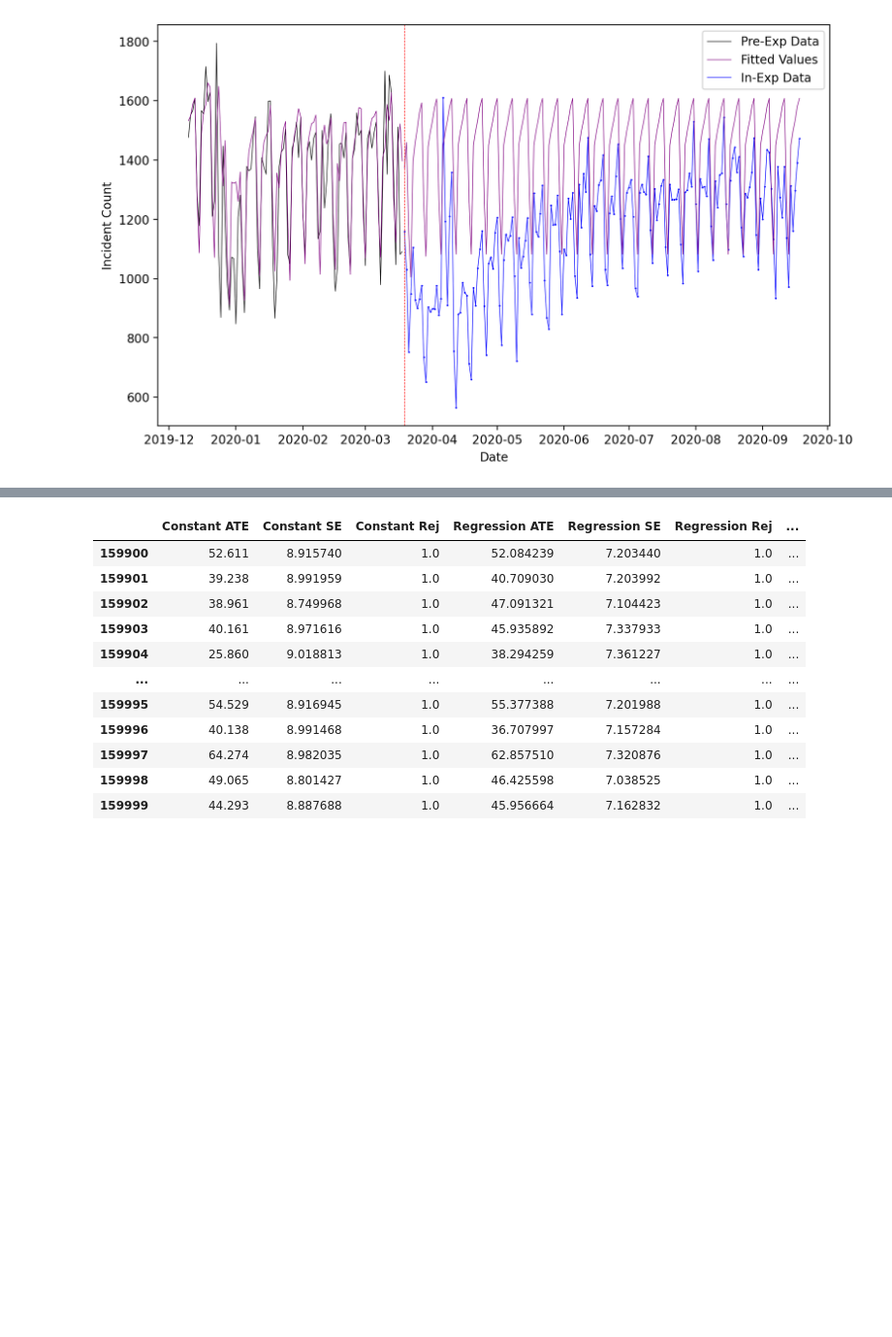
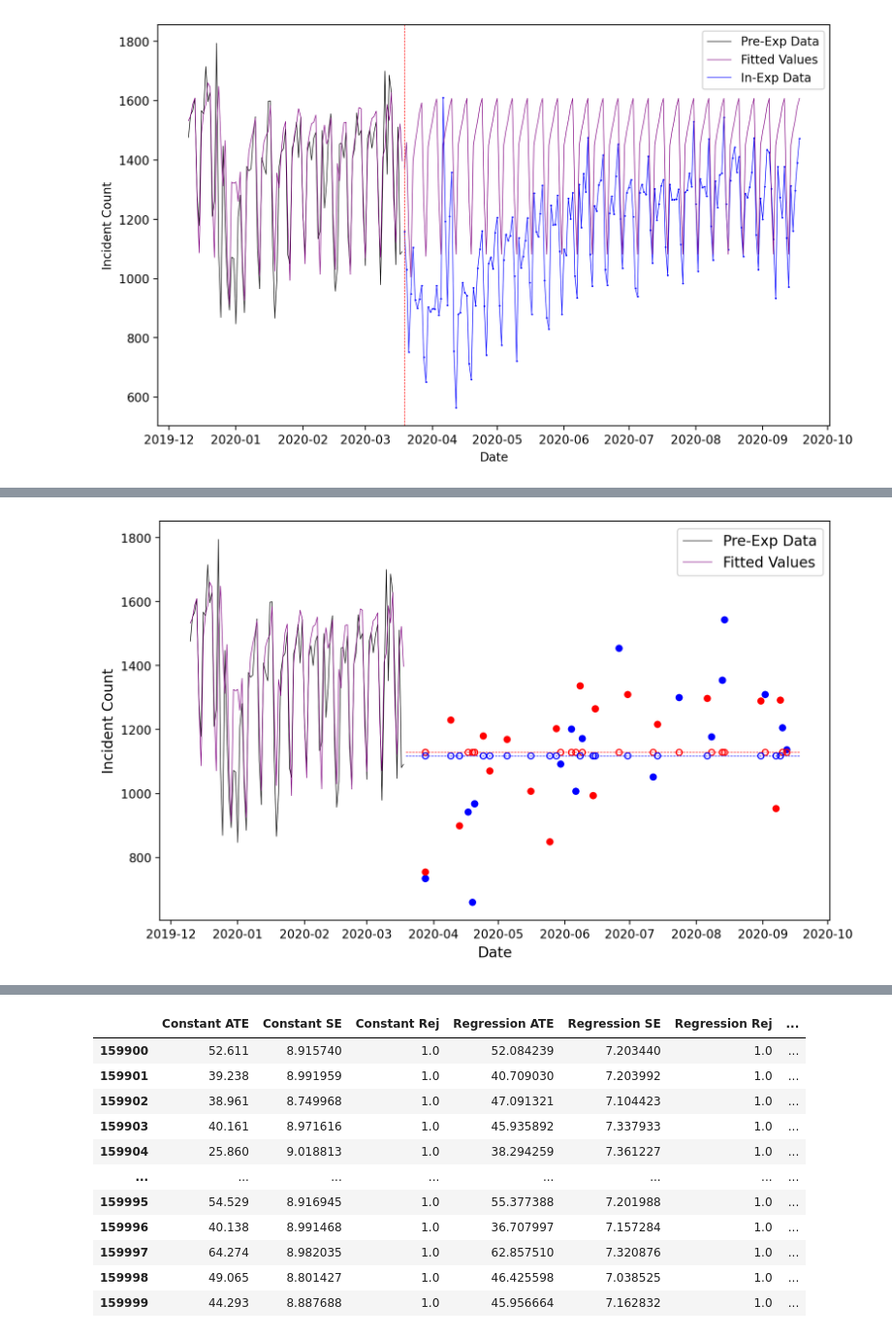
Before and after one commit to kshim99/Two-Stage-Framework-for-Variance-Reduction, a Jupyter notebook: kdd_sim_HI.ipynb, the cells around one changed output, grey strips where cells are left out. Shown at 97% size. Cells and saved outputs as stored; diff of their text form; code cells hidden in the pictures; blank space fills up the shorter version.

```diff
--- a/kdd_sim_HI.ipynb
+++ b/kdd_sim_HI.ipynb
@@ -175,8 +175,8 @@ np.random.seed(0)
 test_len = len(test_df)
 # convert date in test data to integer, with minimum date being 0 - this is for regression and secondary adjustment later
 clean_test_df = traffic_preprocess(test_df.copy())
-n = 10
-te = 50
+n = 20
+te = 20
 # randomly assign treatment
 control_df, control_idx, treatment_df, treatment_idx = generate_exp_data(clean_test_df, te, n) # indices of dfs not reset - doesn't matter i think?
 #print(pred, pred[control_idx], pred[treatment_idx])
@@ -187,6 +187,7 @@ const_t = np.full(len(treatment_df), control_df['y'].mean())
 # counterfactuals over entire test data
 const_c_all = np.full(len(clean_test_df), treatment_df['y'].mean())
 const_t_all = np.full(len(clean_test_df), control_df['y'].mean())
+print("Const: ",calculate_ate(control_df, treatment_df))
 
 # generate counterfactuals with regression model
 y_1 = to_matrix(treatment_df['y'])
@@ -214,6 +215,7 @@ reg_t = alpha_0 + x_1 @ beta
 # counterfactuals over entire test data
 reg_c_all = alpha_1 + to_matrix(clean_test_df.drop(columns = ['y'])) @ beta
 reg_t_all = alpha_0 + to_matrix(clean_test_df.drop(columns = ['y'])) @ beta
+print("Reg: ", calculate_ate_reg(control_df, treatment_df))
 
 # generate counterfactuals with prediction model
 y_1 = treatment_df['y']
@@ -228,6 +230,7 @@ pred_t = treatment_pred + alpha_0
 # counterfactuals over entire test data
 pred_c_all = pred + alpha_1
 pred_t_all = pred + alpha_0
+print("Pred: ", calculate_ate_pred(control_df, treatment_df, pred, control_idx, treatment_idx))
 
 # generate counterfactuals with secondary adjustment model
 y_1 = to_matrix(treatment_df['y'] - treatment_pred)
@@ -256,66 +259,68 @@ second_t = to_matrix(treatment_pred) +  x_1 @ beta + alpha_0
 # counterfactuals over entire test data
 second_c_all = to_matrix(pred) + to_matrix(clean_test_df.drop(columns = ['y'])) @ beta + alpha_1
 second_t_all = to_matrix(pred) + to_matrix(clean_test_df.drop(columns = ['y'])) @ beta + alpha_0
+print("Sec: ",calculate_ate_sec(control_df, treatment_df, pred, control_idx, treatment_idx))
 
-# make 4 subplots, one for each method. Each subplot should show a bit of pre-experiment data. The in-experiment data should be plotted with solid points,
-# blue for control and red for treatment. The counterfactuals should be plotted with hollow points, blue for control and red for treatment.
+# Set font size for xlabel, ylabel, and legend in the plots
+font_size = 12
+
 plt.figure(figsize=(10, 6), dpi=dpi)
 plt.plot(train_df['x'][-100:], train_df['y'][-100:], color='black', linewidth=0.5, label='Pre-Exp Data')
 plt.plot(train_df['x'][-100:], opt_res.fittedvalues[-100:], color='purple', linewidth=0.5, label='Fitted Values')
-plt.plot(test_df['x'][control_idx], control_df['y'], 'o', color='blue', markersize = 5)
-plt.plot(test_df['x'][treatment_idx], treatment_df['y'], 'o', color='red', markersize = 5)
-plt.plot(test_df['x'][control_idx], const_c, 'o', color='blue', markersize = 5, fillstyle='none')
-plt.plot(test_df['x'][treatment_idx], const_t, 'o', color='red', markersize = 5, fillstyle='none')
-plt.plot(test_df['x'], const_c_all, color='blue', linewidth = 0.5, ls = '--')
-plt.plot(test_df['x'], const_t_all, color='red', linewidth = 0.5, ls = '--')
-plt.xlabel('Date')
-plt.ylabel('Incident Count')
-plt.title('Constant Model')
-plt.legend()
+plt.plot(test_df['x'][control_idx], control_df['y'], 'o', color='blue', markersize=5)
+plt.plot(test_df['x'][treatment_idx], treatment_df['y'], 'o', color='red', markersize=5)
+plt.plot(test_df['x'][control_idx], const_c, 'o', color='red', markersize=5, fillstyle='none')
+plt.plot(test_df['x'][treatment_idx], const_t, 'o', color='blue', markersize=5, fillstyle='none')
+plt.plot(test_df['x'], const_c_all, color='red', linewidth=0.5, ls='--')
+plt.plot(test_df['x'], const_t_all, color='blue', linewidth=0.5, ls='--')
+plt.xlabel('Date', fontsize=font_size)
+plt.ylabel('Incident Count', fontsize=font_size)
+plt.legend(fontsize=font_size)
+plt.savefig('kdd_plots/HI_const.png', dpi=dpi)
 plt.show()
 
 plt.figure(figsize=(10, 6), dpi=dpi)
 plt.plot(train_df['x'][-100:], train_df['y'][-100:], color='black', linewidth=0.5, label='Pre-Exp Data')
 plt.plot(train_df['x'][-100:], opt_res.fittedvalues[-100:], color='purple', linewidth=0.5, label='Fitted Values')
-plt.plot(test_df['x'][control_idx], control_df['y'], 'o', color='blue', markersize = 5)
-plt.plot(test_df['x'][treatment_idx], treatment_df['y'], 'o', color='red', markersize = 5)
-plt.plot(test_df['x'][control_idx], reg_c, 'o', color='blue', markersize = 5, fillstyle='none')
-plt.plot(test_df['x'][treatment_idx], reg_t, 'o', color='red', markersize = 5, fillstyle='none')
-plt.plot(test_df['x'], reg_c_all, color='blue', linewidth = 0.5, ls = '--')
-plt.plot(test_df['x'], reg_t_all, color='red', linewidth = 0.5, ls = '--')
-plt.xlabel('Date')
-plt.ylabel('Incident Count')
-plt.title('Regression Model')
-plt.legend()
+plt.plot(test_df['x'][control_idx], control_df['y'], 'o', color='blue', markersize=5)
+plt.plot(test_df['x'][treatment_idx], treatment_df['y'], 'o', color='red', markersize=5)
+plt.plot(test_df['x'][control_idx], reg_c, 'o', color='red', markersize=5, fillstyle='none')
+plt.plot(test_df['x'][treatment_idx], reg_t, 'o', color='blue', markersize=5, fillstyle='none')
+plt.plot(test_df['x'], reg_c_all, color='red', linewidth=0.5, ls='--')
+plt.plot(test_df['x'], reg_t_all, color='blue', linewidth=0.5, ls='--')
+plt.xlabel('Date', fontsize=font_size)
+plt.ylabel('Incident Count', fontsize=font_size)
+plt.legend(fontsize=font_size)
+plt.savefig('kdd_plots/HI_reg.png', dpi=dpi)
 plt.show()
 
 plt.figure(figsize=(10, 6), dpi=dpi)
 plt.plot(train_df['x'][-100:], train_df['y'][-100:], color='black', linewidth=0.5, label='Pre-Exp Data')
 plt.plot(train_df['x'][-100:], opt_res.fittedvalues[-100:], color='purple', linewidth=0.5, label='Fitted Values')
-plt.plot(test_df['x'][control_idx], control_df['y'], 'o', color='blue', markersize = 5)
-plt.plot(test_df['x'][treatment_idx], treatment_df['y'], 'o', color='red', markersize = 5)
-plt.plot(test_df['x'][control_idx], pred_c, 'o', color='blue', markersize = 5, fillstyle='none')
-plt.plot(test_df['x'][treatment_idx], pred_t, 'o', color='red', markersize = 5, fillstyle='none')
-plt.plot(test_df['x'], pred_c_all, color='blue', linewidth = 0.5, ls = '--')
-plt.plot(test_df['x'], pred_t_all, color='red', linewidth = 0.5, ls = '--')
-plt.xlabel('Date')
-plt.ylabel('Incident Count')
-plt.title('Prediction Model')
-plt.legend()
+plt.plot(test_df['x'][control_idx], control_df['y'], 'o', color='blue', markersize=5)
+plt.plot(test_df['x'][treatment_idx], treatment_df['y'], 'o', color='red', markersize=5)
+plt.plot(test_df['x'][control_idx], pred_c, 'o', color='red', markersize=5, fillstyle='none')
+plt.plot(test_df['x'][treatment_idx], pred_t, 'o', color='blue', markersize=5, fillstyle='none')
+plt.plot(test_df['x'], pred_c_all, color='red', linewidth=0.5, ls='--')
+plt.plot(test_df['x'], pred_t_all, color='blue', linewidth=0.5, ls='--')
+plt.xlabel('Date', fontsize=font_size)
+plt.ylabel('Incident Count', fontsize=font_size)
+plt.legend(fontsize=font_size)
+plt.savefig('kdd_plots/HI_pred.png', dpi=dpi)
 plt.show()
 
 plt.figure(figsize=(10, 6), dpi=dpi)
 plt.plot(train_df['x'][-100:], train_df['y'][-100:], color='black', linewidth=0.5, label='Pre-Exp Data')
 plt.plot(train_df['x'][-100:], opt_res.fittedvalues[-100:], color='purple', linewidth=0.5, label='Fitted Values')
-plt.plot(test_df['x'][control_idx], control_df['y'], 'o', color='blue', markersize = 5)
-plt.plot(test_df['x'][treatment_idx], treatment_df['y'], 'o', color='red', markersize = 5)
-plt.plot(test_df['x'][control_idx], second_c, 'o', color='blue', markersize = 5, fillstyle='none')
-plt.plot(test_df['x'][treatment_idx], second_t, 'o', color='red', markersize = 5, fillstyle='none')
-plt.plot(test_df['x'], second_c_all, color='blue', linewidth = 0.5, ls = '--')
-plt.plot(test_df['x'], second_t_all, color='red', linewidth = 0.5, ls = '--')
-plt.xlabel('Date')
-plt.ylabel('Incident Count')
-plt.title('Secondary Adjustment Model')
-plt.legend()
+plt.plot(test_df['x'][control_idx], control_df['y'], 'o', color='blue', markersize=5)
+plt.plot(test_df['x'][treatment_idx], treatment_df['y'], 'o', color='red', markersize=5)
+plt.plot(test_df['x'][control_idx], second_c, 'o', color='red', markersize=5, fillstyle='none')
+plt.plot(test_df['x'][treatment_idx], second_t, 'o', color='blue', markersize=5, fillstyle='none')
+plt.plot(test_df['x'], second_c_all, color='red', linewidth=0.5, ls='--')
+plt.plot(test_df['x'], second_t_all, color='blue', linewidth=0.5, ls='--')
+plt.xlabel('Date', fontsize=font_size)
+plt.ylabel('Incident Count', fontsize=font_size)
+plt.legend(fontsize=font_size, loc = 'upper right')
+plt.savefig('kdd_plots/HI_sec.png', dpi=dpi)
 plt.show()
 # %% [output]
@@ -322,0 +331 @@ NameError: name 'pred' is not defined
+[figure, added]
```
Also changed, not shown: parts of 2 cells of this notebook, 5 other files.
